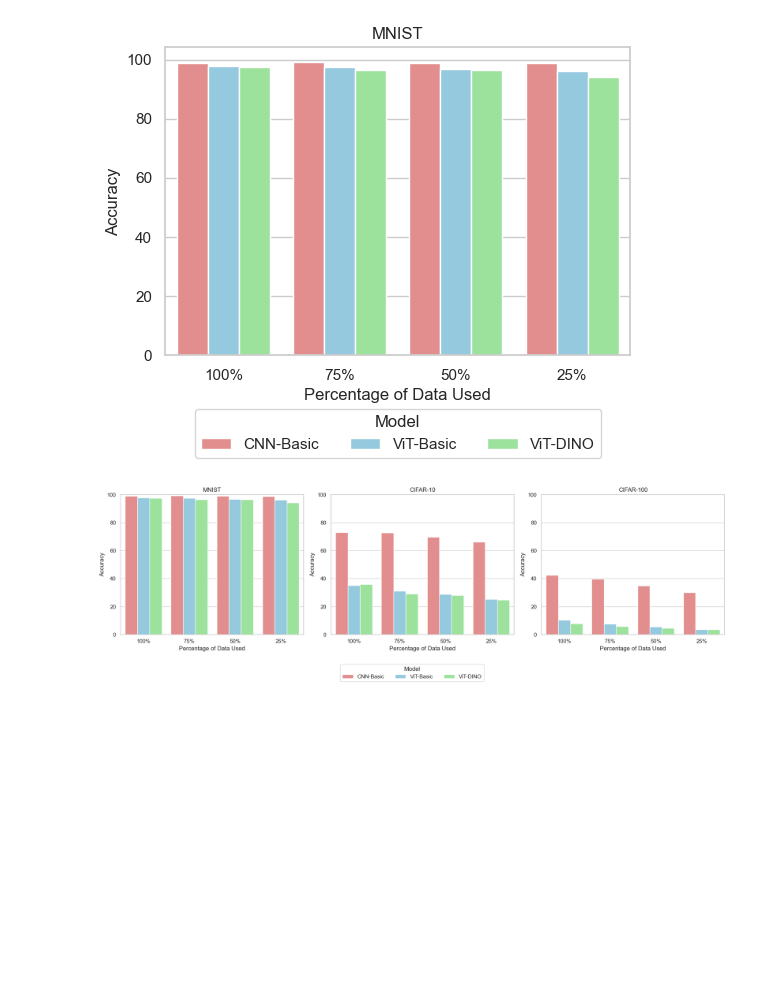
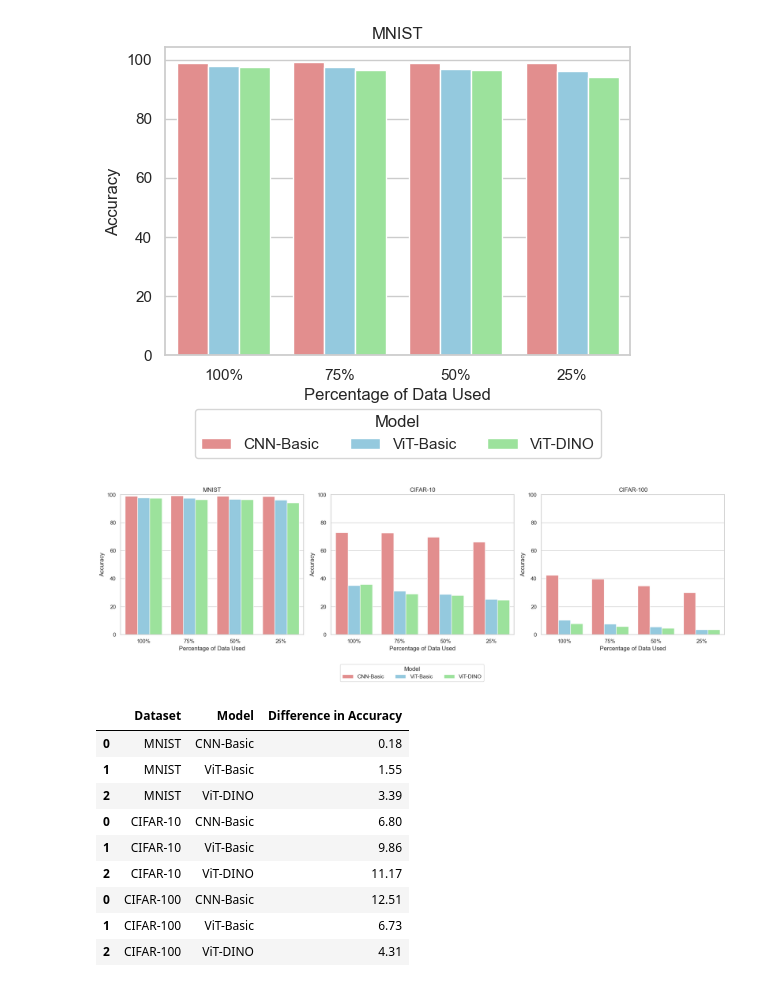
Before and after one commit to pressi-g/pytorch-vit, a Jupyter notebook: notebooks/accuracy_plots.ipynb, the cells around one changed output. Drawn from its saved outputs; the diff is of its cells as text; code cells hidden in the pictures; blank space fills up the shorter version.

```diff
--- a/notebooks/accuracy_plots.ipynb
+++ b/notebooks/accuracy_plots.ipynb
@@ -167,3 +183,53 @@ plt.savefig("../notebooks/plots/decreasing_accuracy_plots.pdf", format="pdf") #
 plt.show()
 # %% [output]
 [figure]
+# %%
+ # plot the total loss of accuracy for each model on each dataset
+
+# get the difference in accuracy between the 100% and 25% datasets
+mnist_cnn_basic_diff = (df_100[df_100['Dataset'] == 'MNIST']['CNN-Basic'] - df_25[df_25['Dataset'] == 'MNIST']['CNN-Basic']).values[0].round(2)
+mnist_vit_basic_diff = (df_100[df_100['Dataset'] == 'MNIST']['ViT-Basic'] - df_25[df_25['Dataset'] == 'MNIST']['ViT-Basic']).values[0].round(2)
+mnist_vit_dino_diff = (df_100[df_100['Dataset'] == 'MNIST']['ViT-DINO'] - df_25[df_25['Dataset'] == 'MNIST']['ViT-DINO']).values[0].round(2)
+
+cifar10_cnn_basic_diff = (df_100[df_100['Dataset'] == 'CIFAR-10']['CNN-Basic'] - df_25[df_25['Dataset'] == 'CIFAR-10']['CNN-Basic']).values[0].round(2)
+cifar10_vit_basic_diff = (df_100[df_100['Dataset'] == 'CIFAR-10']['ViT-Basic'] - df_25[df_25['Dataset'] == 'CIFAR-10']['ViT-Basic']).values[0].round(2)
+cifar10_vit_dino_diff = (df_100[df_100['Dataset'] == 'CIFAR-10']['ViT-DINO'] - df_25[df_25['Dataset'] == 'CIFAR-10']['ViT-DINO']).values[0].round(2)
+
+cifar100_cnn_basic_diff = (df_100[df_100['Dataset'] == 'CIFAR-100']['CNN-Basic'] - df_25[df_25['Dataset'] == 'CIFAR-100']['CNN-Basic']).values[0].round(2)
+cifar100_vit_basic_diff = (df_100[df_100['Dataset'] == 'CIFAR-100']['ViT-Basic'] - df_25[df_25['Dataset'] == 'CIFAR-100']['ViT-Basic']).values[0].round(2)
+cifar100_vit_dino_diff = (df_100[df_100['Dataset'] == 'CIFAR-100']['ViT-DINO'] - df_25[df_25['Dataset'] == 'CIFAR-100']['ViT-DINO']).values[0].round(2)
+
+# create a dataframe for each dataset
+df_mnist = pd.DataFrame({
+    'Dataset': ['MNIST']*3,
+    'Model': ['CNN-Basic', 'ViT-Basic', 'ViT-DINO'],
+    'Difference in Accuracy': [mnist_cnn_basic_diff, mnist_vit_basic_diff, mnist_vit_dino_diff]
+})
+
+df_cifar10 = pd.DataFrame({
+    'Dataset': ['CIFAR-10']*3,
+    'Model': ['CNN-Basic', 'ViT-Basic', 'ViT-DINO'],
+    'Difference in Accuracy': [cifar10_cnn_basic_diff, cifar10_vit_basic_diff, cifar10_vit_dino_diff]
+})
+
+df_cifar100 = pd.DataFrame({
+    'Dataset': ['CIFAR-100']*3,
+    'Model': ['CNN-Basic', 'ViT-Basic', 'ViT-DINO'],
+    'Difference in Accuracy': [cifar100_cnn_basic_diff, cifar100_vit_basic_diff, cifar100_vit_dino_diff]
+})
+
+# combine the dataframes
+df_combined = pd.concat([df_mnist, df_cifar10, df_cifar100])
+# %%
+df_combined
+# %% [output]
+|  | Dataset | Model | Difference in Accuracy |
+| 0 | MNIST | CNN-Basic | 0.18 |
+| 1 | MNIST | ViT-Basic | 1.55 |
+| 2 | MNIST | ViT-DINO | 3.39 |
+| 0 | CIFAR-10 | CNN-Basic | 6.80 |
+| 1 | CIFAR-10 | ViT-Basic | 9.86 |
+| 2 | CIFAR-10 | ViT-DINO | 11.17 |
+| 0 | CIFAR-100 | CNN-Basic | 12.51 |
+| 1 | CIFAR-100 | ViT-Basic | 6.73 |
+| 2 | CIFAR-100 | ViT-DINO | 4.31 |
```
Also changed, not shown: parts of 4 cells of this notebook.
